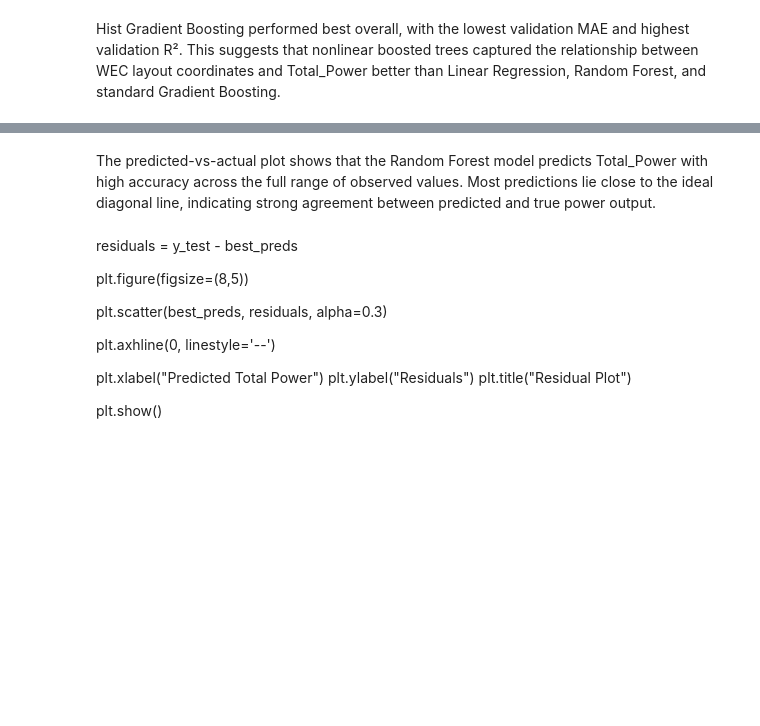
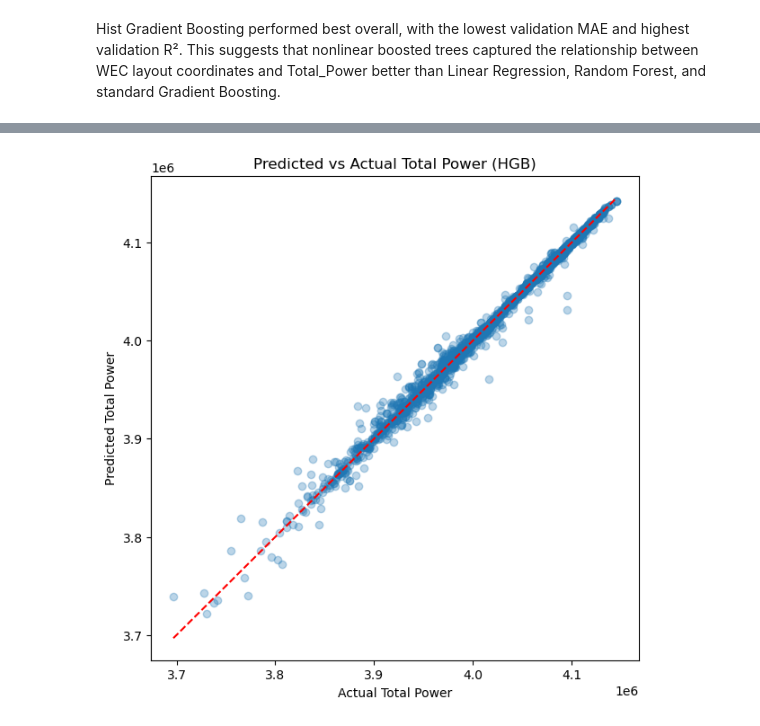
Before and after one commit to KhaleelKarim/WEC-Data-Analylsis, a Jupyter notebook: notebooks/Updated Modeling (Random Forest).ipynb, the cells around one changed output, grey strips where cells are left out. Drawn from its saved outputs; the diff is of its cells as text; code cells hidden in the pictures; blank space fills up the shorter version.

```diff
--- a/notebooks/Updated Modeling (Random Forest).ipynb
+++ b/notebooks/Updated Modeling (Random Forest).ipynb
@@ -425,15 +647,14 @@ X_train, X_val, y_train, y_val = train_test_split(
     random_state=42
 )
 
-# Retrain RF on geometry-feature data
-rf = RandomForestRegressor(
-    n_estimators=200,
-    max_depth=20,
-    min_samples_split=5,
-    random_state=42,
-    n_jobs=-1
+# Retrain HGB on geometry-feature data
+hgb = HistGradientBoostingRegressor(
+    max_iter=500,
+    learning_rate=0.05,
+    max_leaf_nodes=31,
+    random_state=42
 )
 
-rf.fit(X_train, y_train)
+hgb.fit(X_train, y_train)
 
-best_preds = rf.predict(X_test)
+hgb_test_preds = hgb.predict(X_test)
@@ -440,34 +665,20 @@ best_preds = rf.predict(X_test)
 # %%
-best_preds = rf.predict(X_test)
+hgb_preds = hgb.predict(X_test)
 
 plt.figure(figsize=(7,7))
 
-plt.scatter(y_test, best_preds, alpha=0.3)
+plt.scatter(y_test, hgb_preds, alpha=0.3)
 
 plt.plot(
     [y_test.min(), y_test.max()],
     [y_test.min(), y_test.max()],
     'r--'
 )
 
 plt.xlabel("Actual Total Power")
 plt.ylabel("Predicted Total Power")
-plt.title("Predicted vs Actual Total Power")
+plt.title("Predicted vs Actual Total Power (HGB)")
 
 plt.show()
+# %% [output]
+[figure, added]
-# %% [markdown]
-The predicted-vs-actual plot shows that the Random Forest model predicts Total_Power with high accuracy across the full range of observed values. Most predictions lie close to the ideal diagonal line, indicating strong agreement between predicted and true power output.
-# %% [markdown]
-residuals = y_test - best_preds
-
-plt.figure(figsize=(8,5))
-
-plt.scatter(best_preds, residuals, alpha=0.3)
-
-plt.axhline(0, linestyle='--')
-
-plt.xlabel("Predicted Total Power")
-plt.ylabel("Residuals")
-plt.title("Residual Plot")
-
-plt.show()
```
Also changed, not shown: parts of 102 cells of this notebook.
